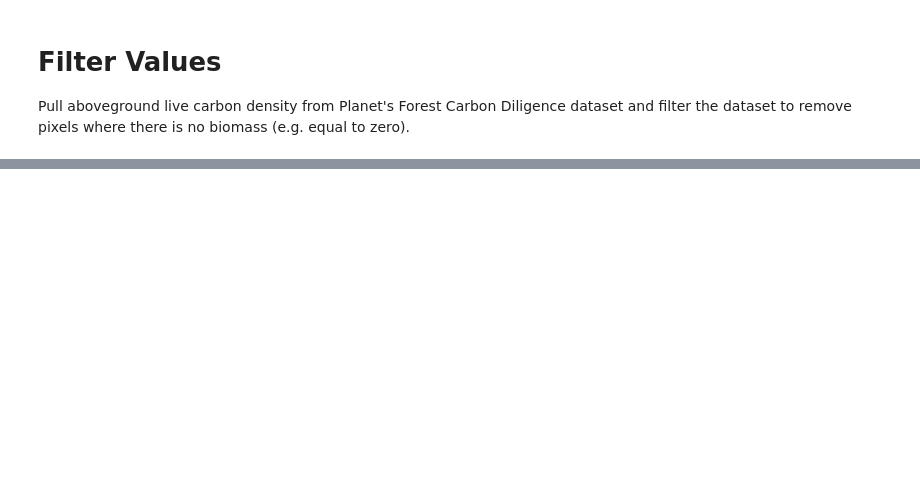
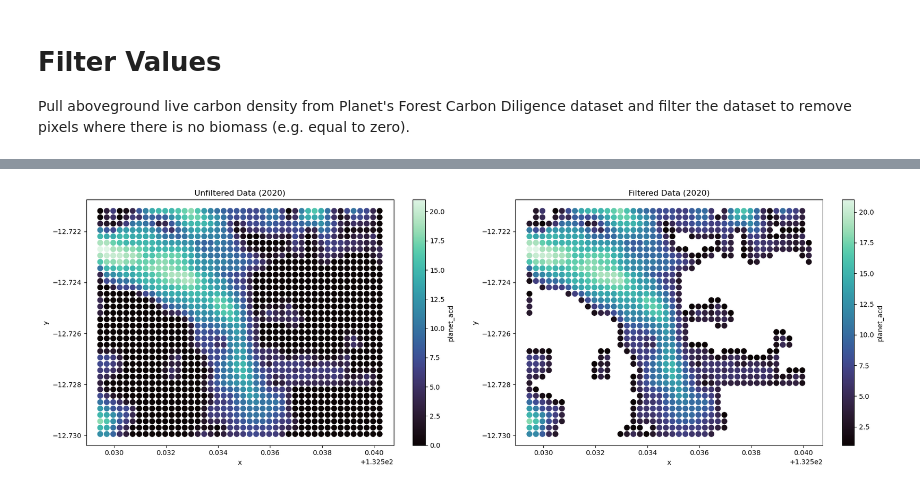
Before and after one commit to sabinenix/cecil-code-examples, a Jupyter notebook: filter-values/filter-values.ipynb, the cells around one changed output, grey strips where cells are left out. Saved outputs shown, nothing was run; the diff lists cells and outputs as text; code cells hidden in the pictures; blank space fills up the shorter version.

Commit message:
Updated filter-values

```diff
--- a/filter-values/filter-values.ipynb
+++ b/filter-values/filter-values.ipynb
@@ -103,0 +41,29 @@ Text(0.5, 1.0, 'PLANET ACD (unfiltered - raw data)')
+# %%
+# Define the SQL query to get Planet data for 2020 and filter to remove zeros.
+filtered_df = client.query('''
+    SELECT
+        year,
+        x,
+        y,
+        aboveground_live_carbon_density AS planet_acd                   -- Rename the column to planet_acd
+    FROM
+        planet.forest_carbon_diligence                             -- Specify the database to pull from.
+    WHERE
+        year = 2020                                                     -- Filter for the year 2020.
+        AND aboveground_live_carbon_density != 0                        -- Filter out zero values.
+        AND reprojection_id = '558c2826-8cc7-475e-b80a-ca943368e0eb'    -- Insert your reprojection ID here.
+    ''')
+
+# For comparison, query the same data without removing zeros.
+unfiltered_df = client.query('''
+    SELECT
+        year,
+        x,
+        y,
+        aboveground_live_carbon_density AS planet_acd                   -- Rename the column to planet_acd
+    FROM
+        planet.forest_carbon_diligence                             -- Specify the database to pull from.
+    WHERE
+        year = 2020                                                     -- Filter for the year 2020.
+        AND reprojection_id = '558c2826-8cc7-475e-b80a-ca943368e0eb'    -- Insert your reprojection ID here.
+    ''')
@@ -103,0 +84,14 @@ Text(0.5, 1.0, 'PLANET ACD (unfiltered - raw data)')
+# %%
+fig, (ax1, ax2) = plt.subplots(1, 2, figsize=(18, 6))
+
+# Plot the unfiltered data on the left.
+unfiltered_df.plot(x='x', y='y', kind='scatter', c='planet_acd', cmap='mako', ax=ax1, s=60)
+ax1.set_title('Unfiltered Data (2020)')
+
+# Plot the filtered data on the right.
+filtered_df.plot(x='x', y='y', kind='scatter', c='planet_acd', cmap='mako', ax=ax2, s=60)
+ax2.set_title('Filtered Data (2020)')
+plt.tight_layout()
+plt.show()
+# %% [output]
+[figure, added]
```
Also changed, not shown: parts of 9 cells of this notebook, 2 other files.
